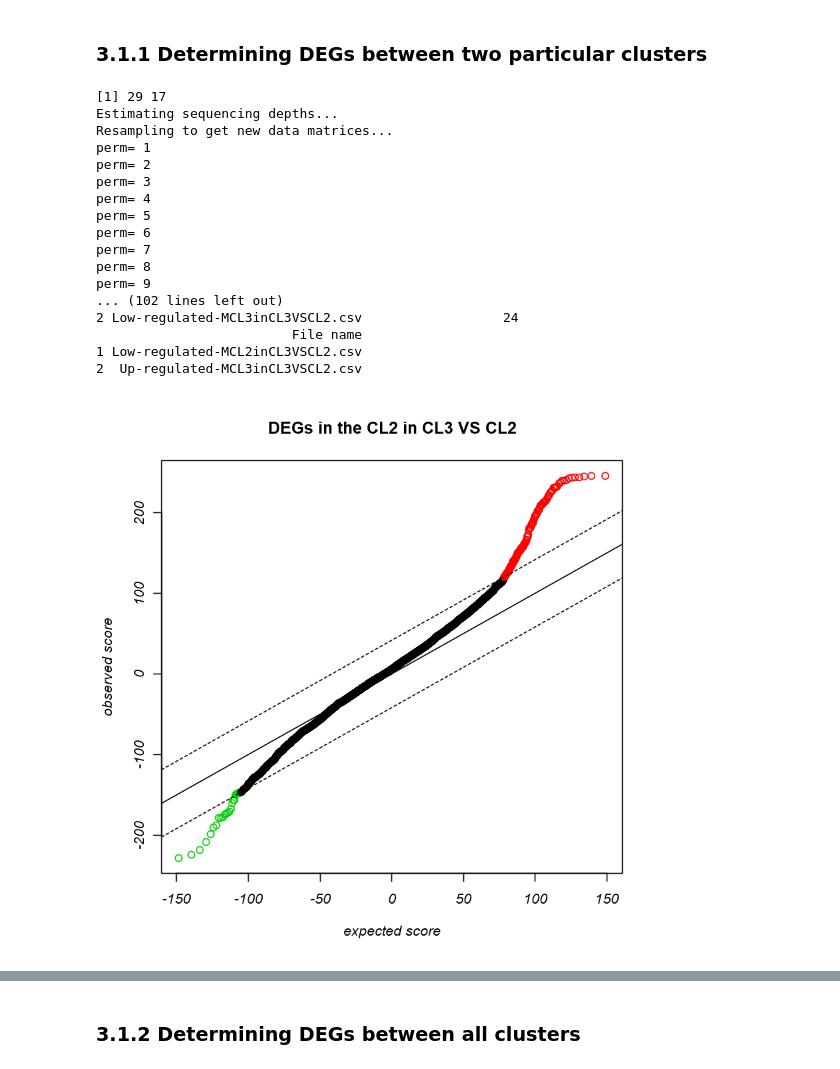
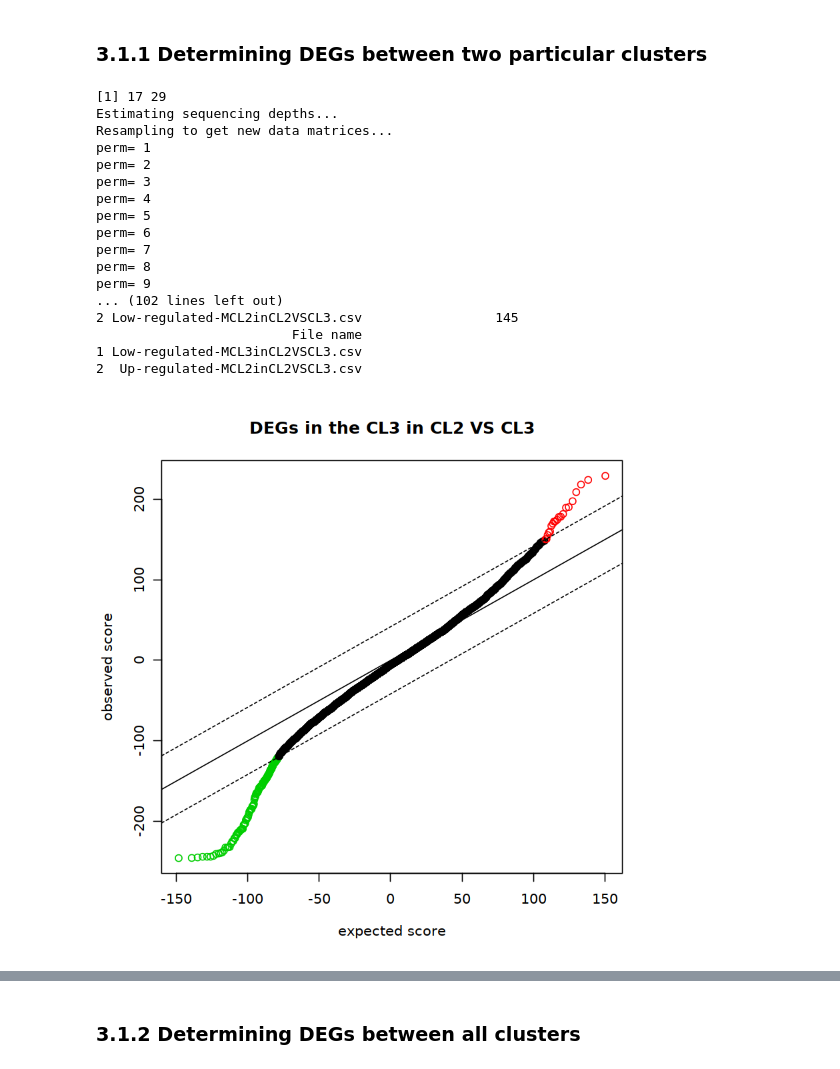
Before and after one commit to SystemsBiologist/PSCAN, a Jupyter notebook: DIscBIO.ipynb, the cells around one changed output, grey strips where cells are left out. Drawn from its saved outputs; the diff is of its cells as text; code cells hidden in the pictures.

```diff
--- a/DIscBIO.ipynb
+++ b/DIscBIO.ipynb
@@ -574,36 +552,31 @@ The user can define DEGs between all clusters generated by either K-means or mod
 # %% [markdown]
 ### 3.1.1 Determining DEGs between two particular clusters
 # %%
-load("LipoNoisFilteredRawDataset.Rdata")
-load("LipoExpFilteredrawdata.Rdata")
-
-First<-"CL3"
-Second<-"CL2"
-#Cluster_ID<-KmeansClusters
-Cluster_ID<-MBClusters
+First<-"CL2"
+Second<-"CL3"
 name<-"M"
 fdr=0.05
 
 cdiff<-DEGanalysisM(LipoNoisFilteredRawDataset,Cluster_ID,fdr,name,First,Second)
 # %% [output]
-[1] 29 17
+[1] 17 29
 Estimating sequencing depths...
 Resampling to get new data matrices...
 perm= 1
 perm= 2
 perm= 3
 perm= 4
 perm= 5
 perm= 6
 perm= 7
 perm= 8
 perm= 9
 ... (102 lines left out)
-2 Low-regulated-MCL3inCL3VSCL2.csv                  24
+2 Low-regulated-MCL2inCL2VSCL3.csv                 145
                          File name
-1 Low-regulated-MCL2inCL3VSCL2.csv
-2  Up-regulated-MCL3inCL3VSCL2.csv
+1 Low-regulated-MCL3inCL2VSCL3.csv
+2  Up-regulated-MCL2inCL2VSCL3.csv
-[figure, old version]
+[figure, new version]
 # %%
 cdiff[[2]]  #### To show the result table
 # %% [output]
```
Also changed, not shown: parts of 36 cells of this notebook.
